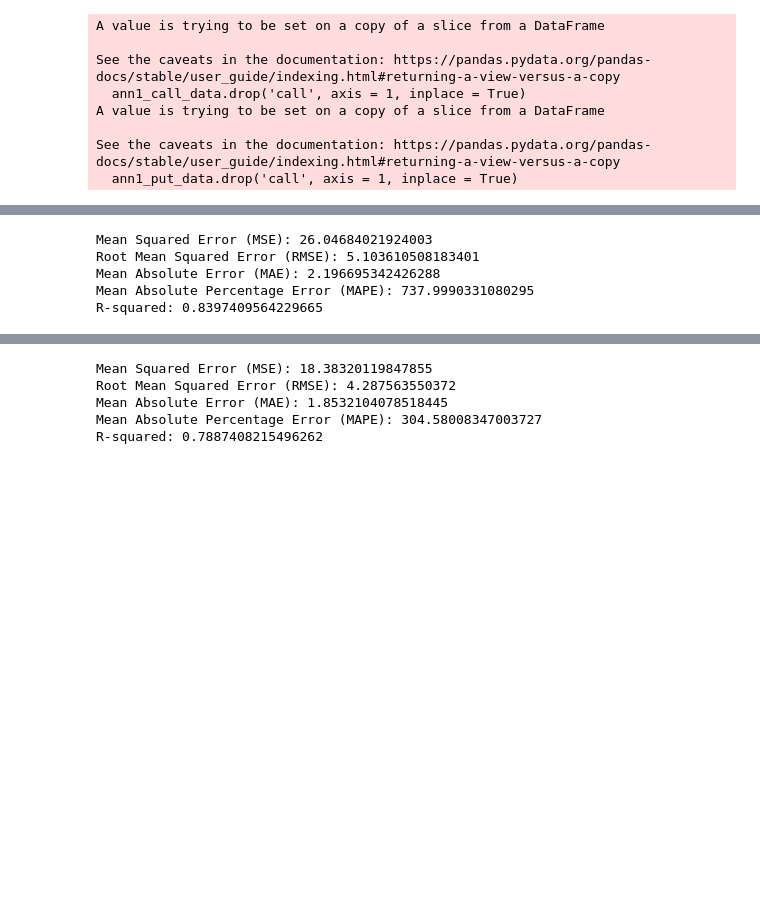
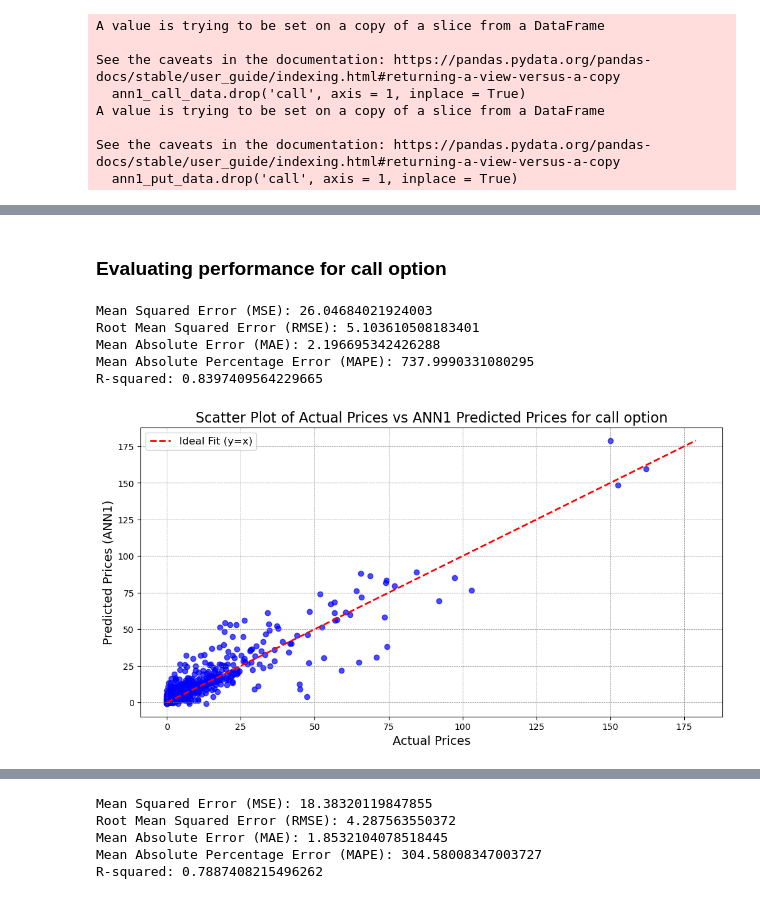
Before and after one commit to Ciriosss/Option-Pricing-with-Deep-Learning-Method, a Jupyter notebook: Models Contructions/Neural Network/performance.ipynb, the cells around one changed output, grey strips where cells are left out. Cells and saved outputs as stored; diff of their text form; code cells hidden in the pictures; blank space fills up the shorter version.

Commit message:
rnn performance

```diff
--- a/Models Contructions/Neural Network/performance.ipynb
+++ b/Models Contructions/Neural Network/performance.ipynb
@@ -235,3 +228,5 @@ See the caveats in the documentation: https://pandas.pydata.org/pandas-docs/stab
+# %% [markdown]
+### Evaluating performance for call option
 # %%
 import numpy as np
 from sklearn.metrics import mean_squared_error, mean_absolute_error, r2_score
@@ -263,6 +258,24 @@ Root Mean Squared Error (RMSE): 5.103610508183401
 Mean Absolute Error (MAE): 2.196695342426288
 Mean Absolute Percentage Error (MAPE): 737.9990331080295
 R-squared: 0.8397409564229665
+# %%
+plt.figure(figsize=(12, 6))
+actual_prices = ann1_call_data['price']
+predicted_prices = ann1_call_data['ann1']
+
+plt.scatter(actual_prices, predicted_prices, alpha=0.7, color='blue')
+max_price = max(max(actual_prices), max(predicted_prices))
+plt.plot([0, max_price], [0, max_price], color='red', linestyle='--', linewidth=2, label='Ideal Fit (y=x)')
+
+plt.title("Scatter Plot of Actual Prices vs ANN1 Predicted Prices for call option", fontsize=16)
+plt.xlabel("Actual Prices", fontsize=14)
+plt.ylabel("Predicted Prices (ANN1)", fontsize=14)
+
+plt.legend(fontsize=12)
+plt.grid(color="gray", linestyle="--", linewidth=0.5)
+plt.show()
+# %% [output]
+[figure, added]
 # %%
 y_put = ann1_put_data['price']
 ann1_put_data.drop('price', axis = 1, inplace = True)
```
Also changed, not shown: parts of 38 cells of this notebook, 2 other files.
